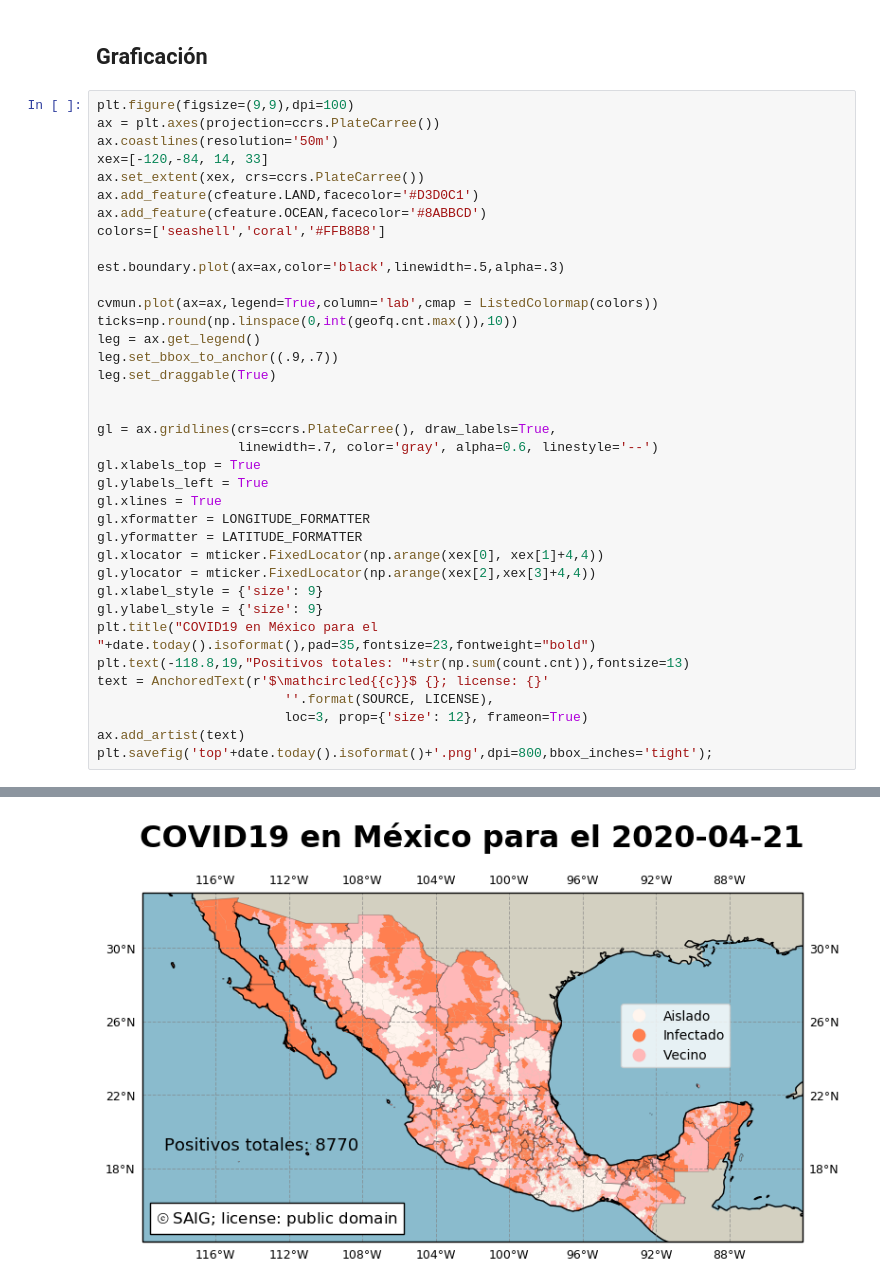
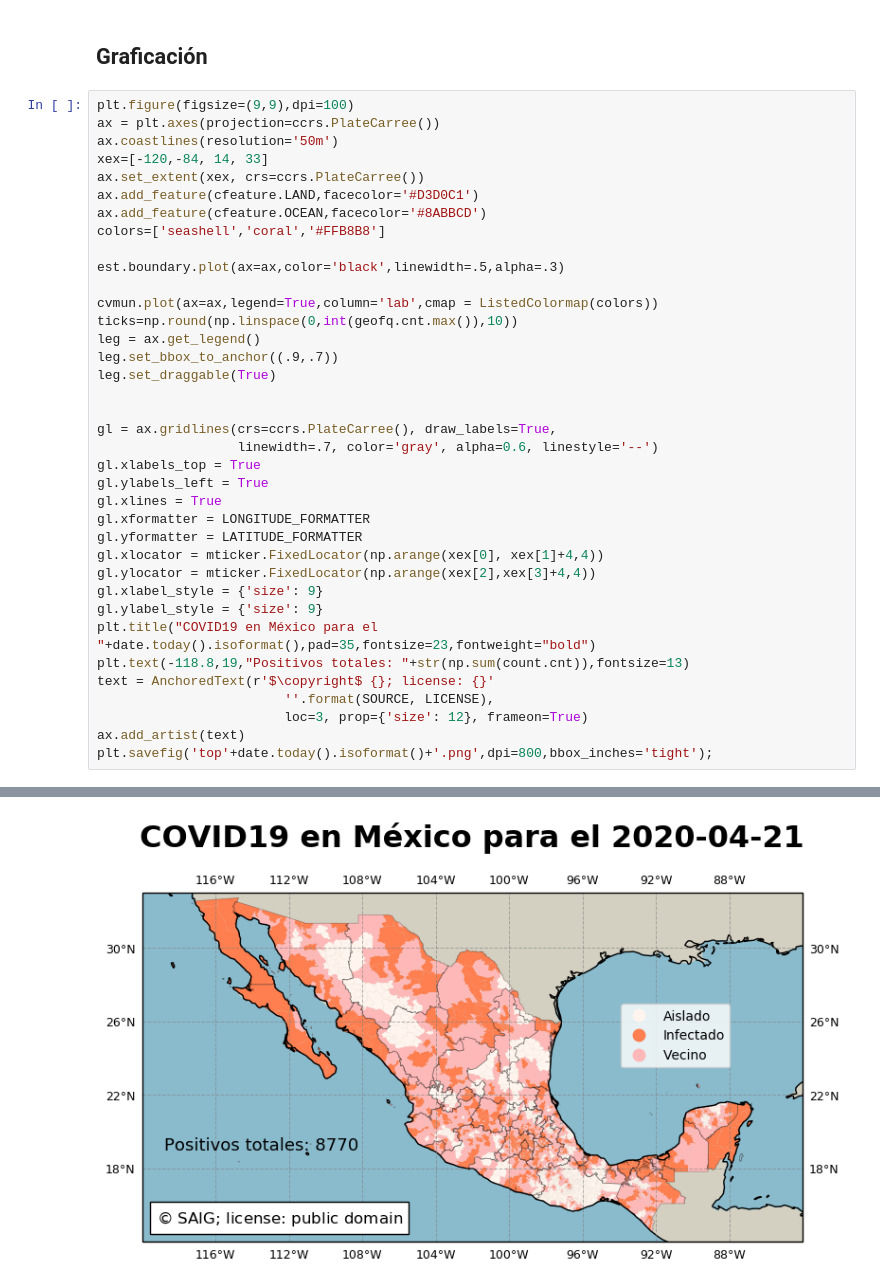
Before and after one commit to rulas99/MEXICO_COVID19, a Jupyter notebook: cvd19.ipynb, the cells around one changed output, grey strips where cells are left out. Saved outputs shown, nothing was run; the diff lists cells and outputs as text.

```diff
--- a/cvd19.ipynb
+++ b/cvd19.ipynb
@@ -295,7 +291,7 @@ gl.xlabel_style = {'size': 9}
 gl.ylabel_style = {'size': 9}
 plt.title("COVID19 en México para el "+date.today().isoformat(),pad=35,fontsize=23,fontweight="bold")
 plt.text(-118.8,19,"Positivos totales: "+str(np.sum(count.cnt)),fontsize=13)
-text = AnchoredText(r'$\mathcircled{{c}}$ {}; license: {}'
+text = AnchoredText(r'$\copyright$ {}; license: {}'
                         ''.format(SOURCE, LICENSE),
                         loc=3, prop={'size': 12}, frameon=True)
 ax.add_artist(text)
@@ -306 +300 @@ The \mathcircled mathtext command was deprecated in Matplotlib 3.1 and will be r
-[figure, old version]
+[figure, new version]
```
Also changed, not shown: parts of 10 cells of this notebook.
